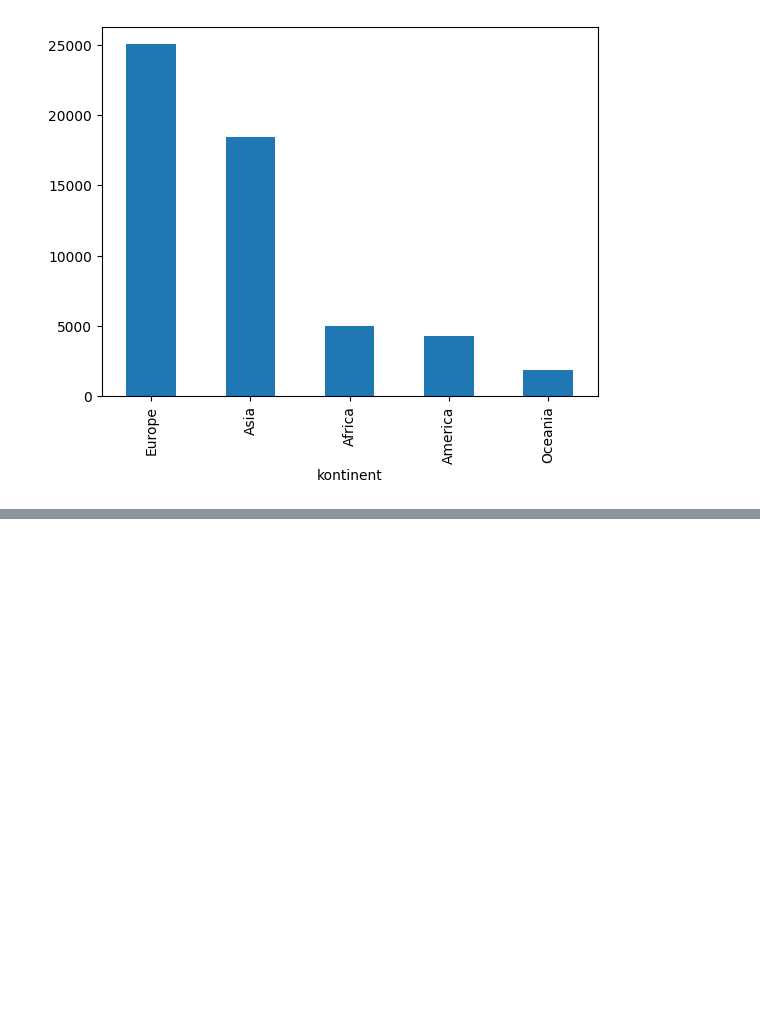
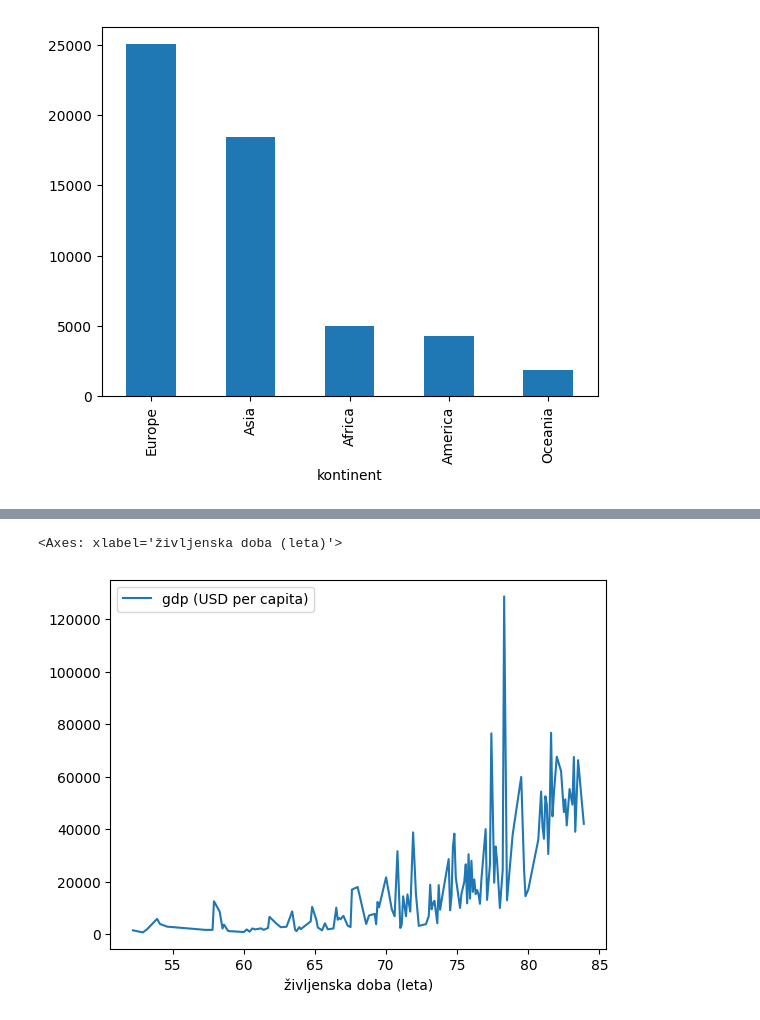
Before and after one commit to mianardin/Projektna_naloga, a Jupyter notebook: Analiza.ipynb, the cells around one changed output, grey strips where cells are left out. Saved outputs shown, nothing was run; the diff lists cells and outputs as text; code cells hidden in the pictures; blank space fills up the shorter version.

```diff
--- a/Analiza.ipynb
+++ b/Analiza.ipynb
@@ -76,0 +60,7 @@ drzave.sort_values("gdp (USD per capita)", ascending = False)[["kontinent", "gdp
+# %%
+filter_doba = (drzave['življenska doba (leta)'] != 0)
+podtabela2 = drzave[filter_doba & filter_gdp].copy()
+podtabela2.groupby(by='življenska doba (leta)').agg({'gdp (USD per capita)':"mean"}).plot()
+# %% [output]
+<Axes: xlabel='življenska doba (leta)'>
+[figure, added]
```
Also changed, not shown: parts of 5 cells of this notebook.
